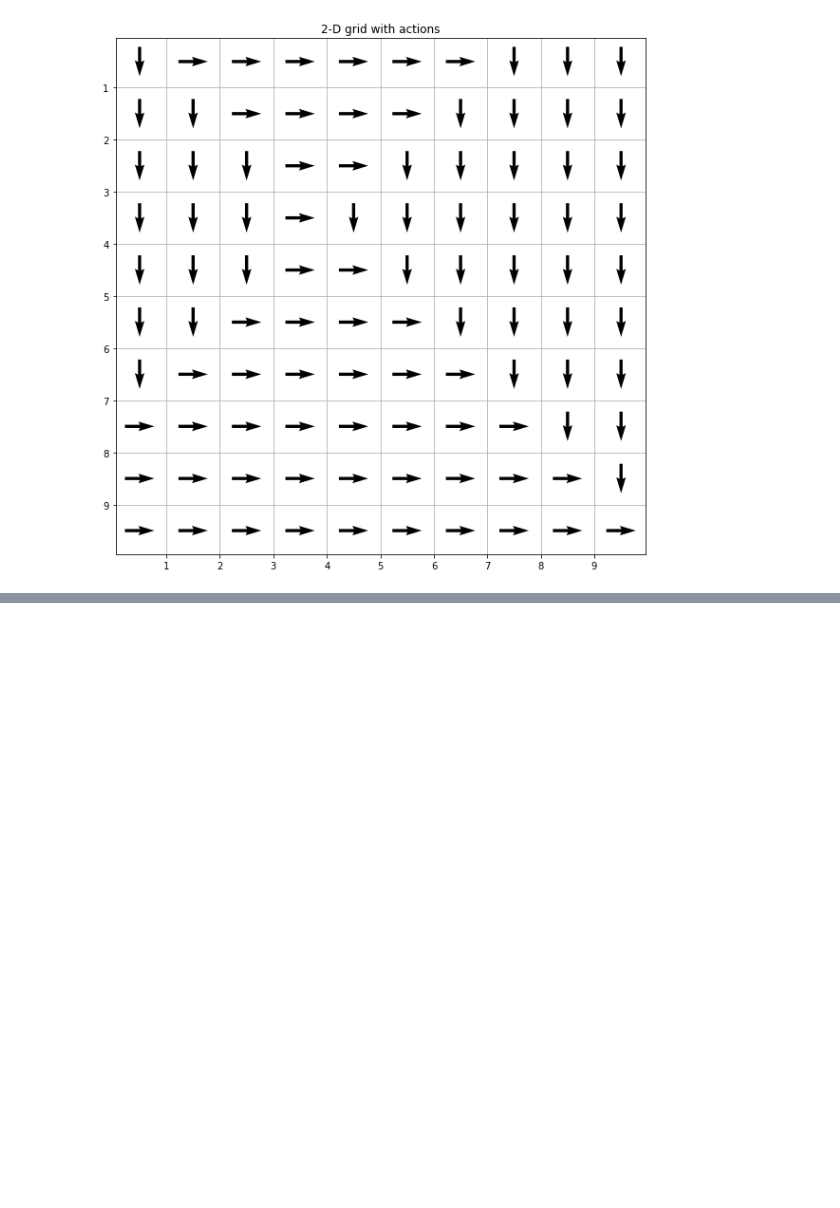
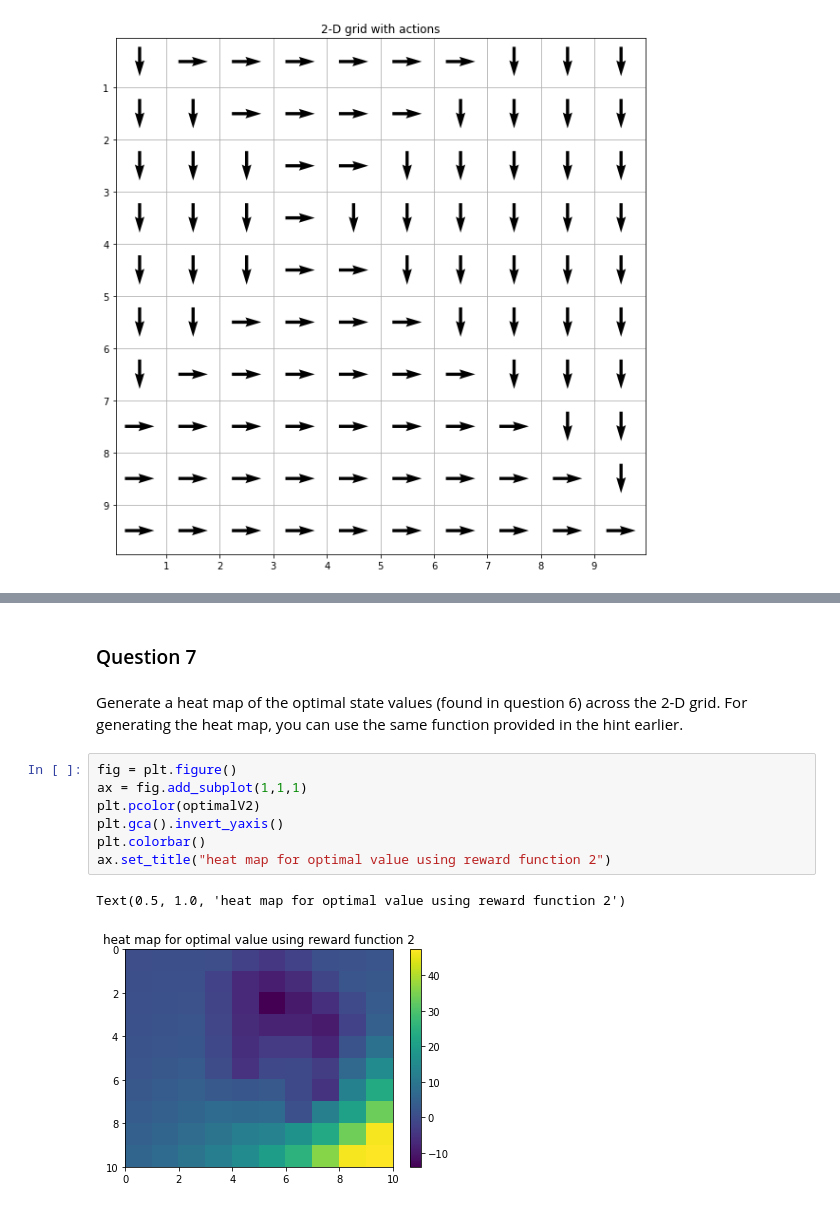
Before and after one commit to Shuyifan/Large-Scale-Social-and-Complex-Networks-Design-and-Algorithms, a Jupyter notebook: Project 3/Project 3.ipynb, the cells around one changed output, grey strips where cells are left out. Cells and saved outputs as stored; diff of their text form; blank space fills up the shorter version.

```diff
--- a/Project 3/Project 3.ipynb
+++ b/Project 3/Project 3.ipynb
@@ -295,0 +345,14 @@ plt.grid()
+# %% [markdown]
+### Question 7
+# %% [markdown]
+Generate a heat map of the optimal state values (found in question 6) across the 2-D grid. For generating the heat map, you can use the same function provided in the hint earlier.
+# %%
+fig = plt.figure()
+ax = fig.add_subplot(1,1,1)
+plt.pcolor(optimalV2)
+plt.gca().invert_yaxis()
+plt.colorbar()
+ax.set_title("heat map for optimal value using reward function 2")
+# %% [output]
+Text(0.5, 1.0, 'heat map for optimal value using reward function 2')
+[figure, added]
```
Also changed, not shown: parts of 10 cells of this notebook.
